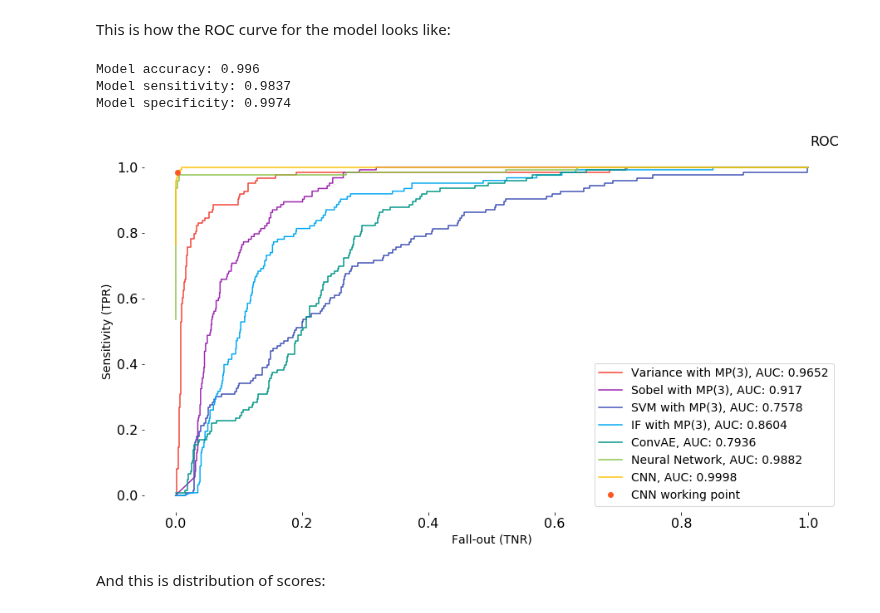
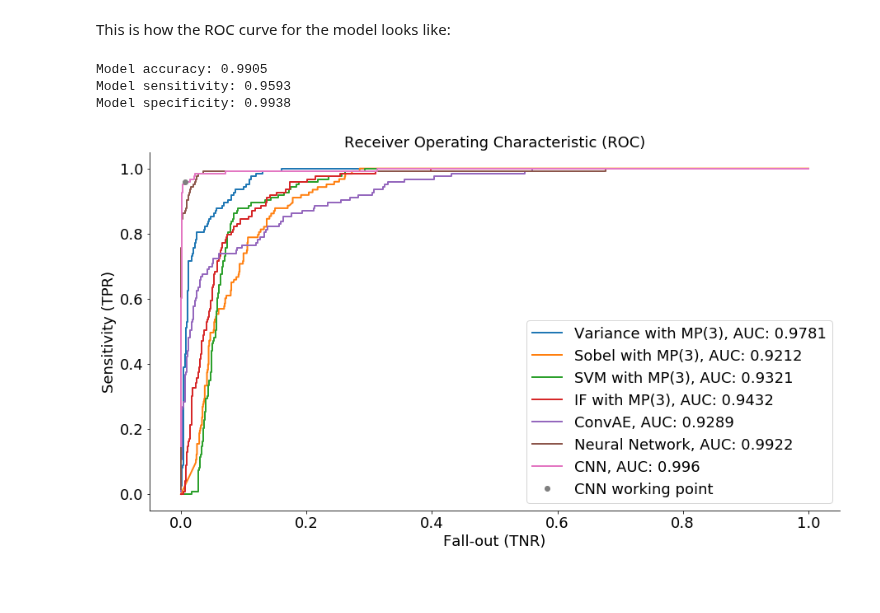
Before and after one commit to jang00777/DT-Digi-Occupancy, a Jupyter notebook: notebooks/model_training.ipynb, the cells around one changed output. Drawn from its saved outputs; the diff is of its cells as text; code cells hidden in the pictures; blank space fills up the shorter version.

Commit message:
Bug fixes in model training

```diff
--- a/notebooks/model_training.ipynb
+++ b/notebooks/model_training.ipynb
@@ -402,3 +433,10 @@ ifclf = cross_validation_spit(np.concatenate(layers_train["content_smoothed_scal
+# %%
+# Retrain IF using all unlabelled samples
+ifclf = IsolationForest(max_samples=ifparams.max_samples,
+                        n_estimators=ifparams.n_estimators,
+                        contamination=ifparams.contamination,
+                        random_state=rng)
+ifclf.fit(np.concatenate(drift_tubes_layers[np.isnan(drift_tubes_layers.score)]["content_smoothed_scaled"].values));
 # %%
 layers_test['svm_score'] = -svmclf.decision_function(np.concatenate(layers_test["content_smoothed_scaled"].values))
 layers_test['if_score'] = -ifclf.decision_function(np.concatenate(layers_test["content_smoothed_scaled"].values))
@@ -563,8 +628,8 @@ plot_loss(history_cnn.history, "Convolution model loss")
 # %% [markdown]
 Reload models from saved:
 # %%
-nn_model = load_model('../model_keras/neural.h5')
-cae_model = load_model('../model_keras/cae.h5')
-cnn_model = load_model('../model_keras/convolution.h5')
+ann_model = load_model("../model_keras/ann.h5")
+cae_model = load_model("../model_keras/cae.h5")
+cnn_model = load_model("../model_keras/cnn.h5")
 # %% [markdown]
 Export models as .pb:
@@ -615,38 +643,38 @@ Tensor("output_1/Softmax:0", shape=(?, 2), dtype=float32)
 # %% [markdown]
 Calculate score for trained networks:
 # %%
-layers_test['cae_score'] = -cae_model.predict(np.array(test_x))[:, 1]
-layers_test['neural_score'] = nn_model.predict(np.array(test_x))[:, 1]
-layers_test['convolution_score'] = cnn_model.predict(np.array(test_x))[:, 1]
+layers_test["cae_score"] = np.sum(abs(test_x - cae_model.predict(np.array(test_x))), axis=1)
+layers_test["ann_score"] = ann_model.predict(np.array(test_x))[:, 1]
+layers_test["cnn_score"] = cnn_model.predict(np.array(test_x))[:, 1]
 # %% [markdown]
 This is how the ROC curve for the model looks like:
 # %%
-def benchmark(y_true, y_score):
-    y_pred = 2*(y_score > 0.5)-1
+def benchmark(y_true, y_score, treshold):
+    y_pred = 2*(y_score > treshold)-1
     tn, fp, fn, tp = confusion_matrix(y_true, y_pred).ravel()
     sensitivity = round(float(tp)/(tp+fn), 4)
     specificity = round(float(tn)/(tn+fp), 4)
+
     print("Model accuracy: %s" % round(accuracy_score(y_true, y_pred), 4))
     print("Model sensitivity: %s" % sensitivity)
     print("Model specificity: %s" % specificity)
-    return sensitivity, specificity
 
-sensitivity_cnn, specificity_cnn = benchmark(layers_test['score'], layers_test['convolution_score'])
+    return specificity, sensitivity
+
+specificity_cnn, sensitivity_cnn = benchmark(layers_test["score"], layers_test["cnn_score"], 0.5)
 # %% [output]
-Model accuracy: 0.996
-Model sensitivity: 0.9837
-Model specificity: 0.9974
+Model accuracy: 0.9905
+Model sensitivity: 0.9593
+Model specificity: 0.9938
 # %%
 get_roc_curve(layers_test,
-              [('Variance with MP(3)', 'variance_score', color_palette[0]),
-               ('Sobel with MP(3)', 'sobel_score', color_palette[1]),
-               ('SVM with MP(3)', 'svm_score', color_palette[2]),
-               ('IF with MP(3)', 'if_score', color_palette[3]),
-               ('ConvAE', 'cae_score', color_palette[4]),
-               ('Neural Network', 'neural_score', color_palette[5]),
-               ('CNN', 'convolution_score', color_palette[6])],
-              (specificity_cnn, sensitivity_cnn, color_palette[7]))
+              [("Variance with MP(3)", "variance_score"),
+               ("Sobel with MP(3)", "sobel_score"),
+               ("SVM with MP(3)", "svm_score"),
+               ("IF with MP(3)", "if_score"),
+               ("ConvAE", "cae_score"),
+               ("Neural Network", "ann_score"),
+               ("CNN", "cnn_score")],
+              (specificity_cnn, sensitivity_cnn))
 # %% [output]
-[figure, old version]
+[figure, new version]
-# %% [markdown]
-And this is distribution of scores:
```
Also changed, not shown: parts of 44 cells of this notebook.
